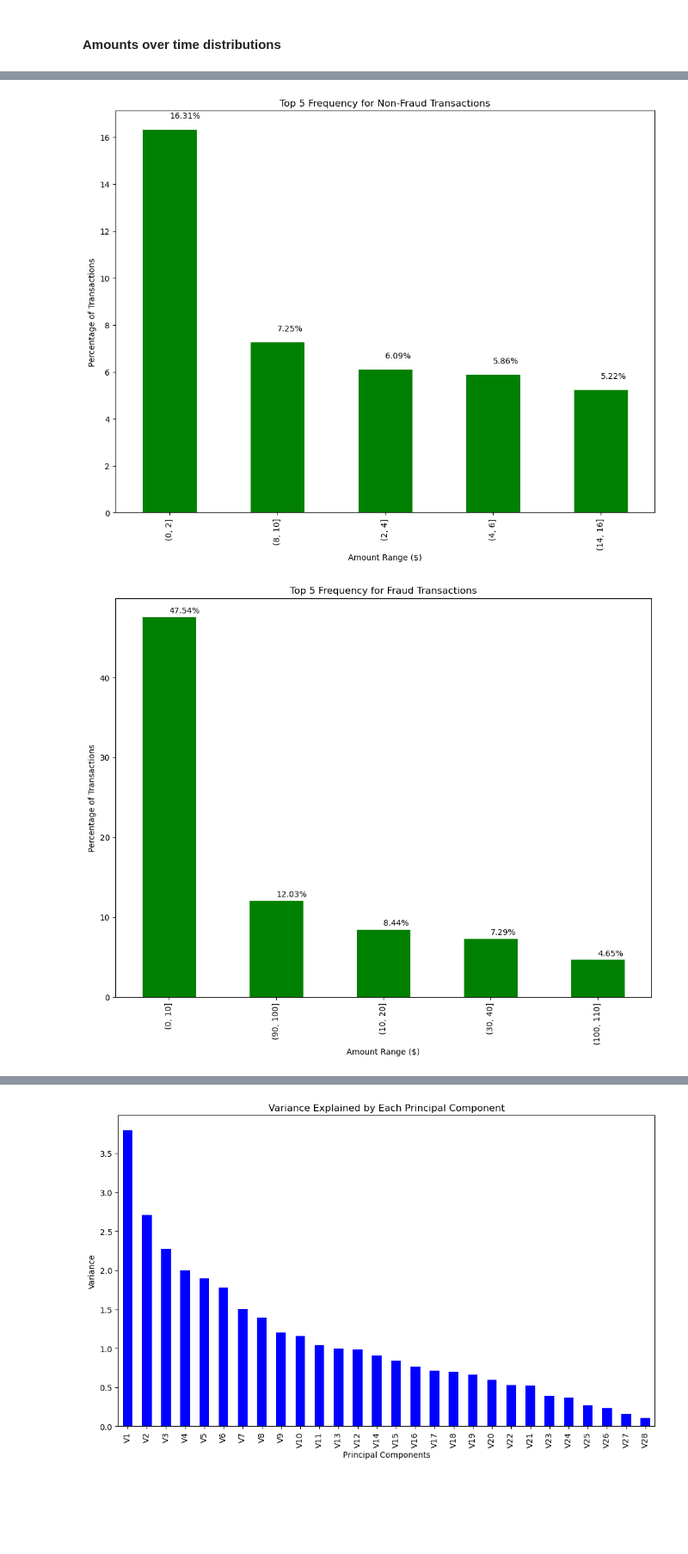
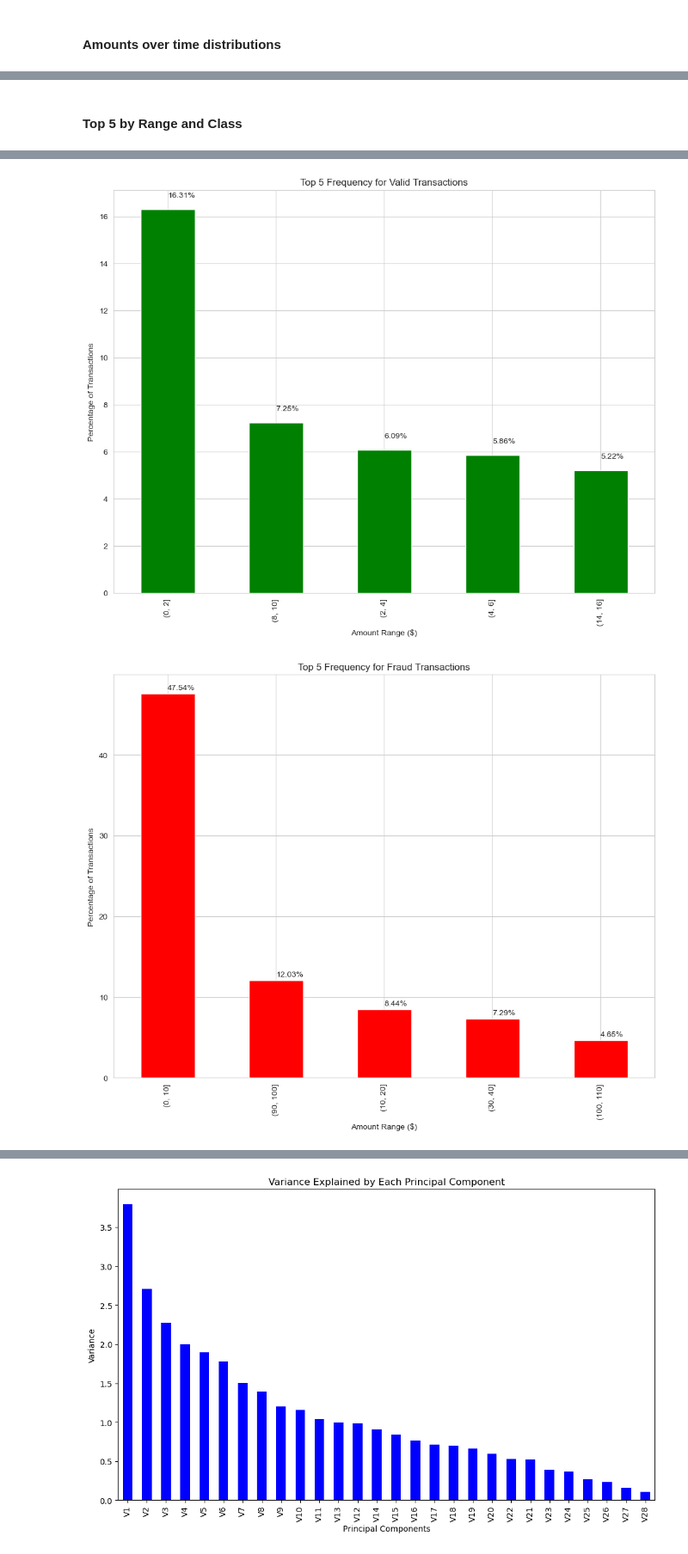
Before and after one commit to leobt23/Applications_DSE, a Jupyter notebook: code/data_exploration.ipynb, the cells around one changed output, grey strips where cells are left out. Shown at 86% size. Saved outputs shown, nothing was run; the diff lists cells and outputs as text; code cells hidden in the pictures; blank space fills up the shorter version.

```diff
--- a/code/data_exploration.ipynb
+++ b/code/data_exploration.ipynb
@@ -58,8 +62,3 @@ df_duplicated.head(4)
 | 34 | 26.0 | -0.535388 | 0.865268 | 1.351076 | 0.147575 | 0.433680 | 0.086983 | 0.693039 | 0.179742 | -0.285642 | ... | ... |
 | 35 | 26.0 | -0.535388 | 0.865268 | 1.351076 | 0.147575 | 0.433680 | 0.086983 | 0.693039 | 0.179742 | -0.285642 | ... | ... |
 4 rows × 31 columns
-# %%
-# Inplace will modify the dataframe and not creating another one
-def del_duplicated(df):
-    df.drop_duplicates(inplace=True)
-    return df
@@ -314,16 +345,23 @@ https://gist.github.com/mwaskom/de44147ed2974457ad6372750bbe5751
 # %%
-import plotly.figure_factory as ff
-from plotly.offline import iplot
-import numpy as np
-
-
+# Extract 'Time' data for each class
 class_0 = df_modified.loc[df_modified['Class'] == 0]["Time"]
 class_1 = df_modified.loc[df_modified['Class'] == 1]["Time"]
 
+# Prepare data for the distribution plot
 hist_data = [class_0, class_1]
-group_labels = ['Not Fraud', 'Fraud']
+group_labels = ['Valid', 'Fraud']
 
+# Create the distribution plot
 fig = ff.create_distplot(hist_data, group_labels, show_hist=False, show_rug=False)
-fig['layout'].update(title='Credit Card Transactions Time Density Plot', xaxis=dict(title='Time [s]'), yaxis=dict(title='Density'))
-iplot(fig, filename='dist_only')
+fig.update_layout(title='Credit Card Transactions Time Density Plot',
+                  xaxis_title='Time [s]',
+                  yaxis_title='Density')
+
+# Change colors of the KDE lines for each class
+colors = ['green', 'red']
+for i, data in enumerate(fig.data):
+    fig.data[i].line.color = colors[i]
+
+# Display the plot
+pyo.iplot(fig)
 # %%
@@ -361,3 +421,5 @@ use_inf_as_na option is deprecated and will be removed in a future version. Conv
+# %% [markdown]
+#### Top 5 by Range and Class
 # %%
 def bins_incrementation(bin_inc):
     # Define the bins in increments of x
@@ -378,10 +440,7 @@ def bins_incrementation(bin_inc):
 
     return fraud_counts, non_fraud_counts
 # %%
-# Displaying the most common ranges in a plot
-# do top 5
-
-
+# Displaying top 5 common ranges in a plot
 
 def top_amonts(df, _label):
     """Plot of top 5 percentage for amount transactions.
@@ -390,7 +449,10 @@ def top_amonts(df, _label):
         df_ (pd.DataFrame): percentage of rages
     """
     plt.figure(figsize=(12, 9))
-    df.head(5).plot(kind='bar', figsize=(12, 9), color='g')
+    if _label == 'Fraud':
+        df.head(5).plot(kind='bar', figsize=(12, 9), color='r')
+    else:
+        df.head(5).plot(kind='bar', figsize=(12, 9), color='g')
     # put pencentage on top of bars
     for index, value in enumerate(df.head(5)):
         plt.text(index, value + 0.5, str(round(value, 2))+'%')
@@ -404,7 +466,7 @@ fraud_counts_2, non_fraud_counts_2 = bins_incrementation(2)
 fraud_counts_10, non_fraud_counts_10 = bins_incrementation(10)
 
 top_amonts(fraud_counts_2, 'Fraud')
-top_amonts(non_fraud_counts_2, 'Non-Fraud')
+top_amonts(non_fraud_counts_2, 'Valid')
 top_amonts(fraud_counts_10, 'Fraud')
-top_amonts(non_fraud_counts_10, 'Non-Fraud')
+top_amonts(non_fraud_counts_10, 'Valid')
 # %% [output]
@@ -422,2 +474,2 @@ Setting an item of incompatible dtype is deprecated and will raise in a future e
-[figure, old version]
+[figure, new version]
-[figure, old version]
+[figure, new version]
```
Also changed, not shown: parts of 43 cells of this notebook.
